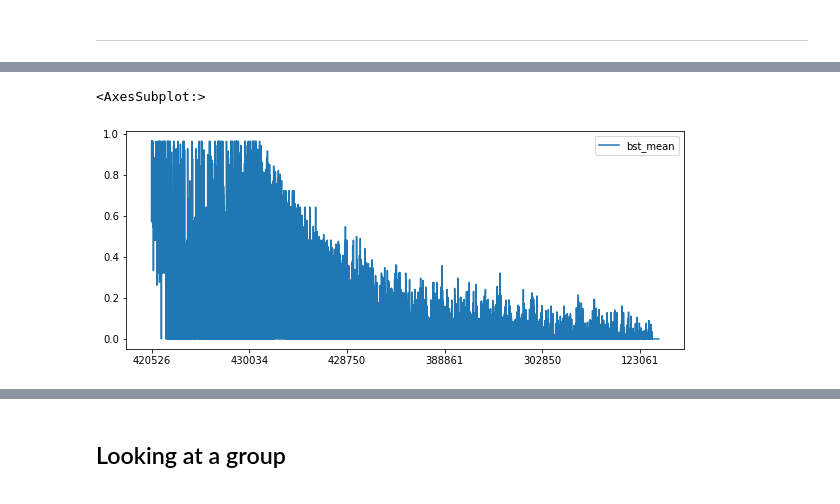
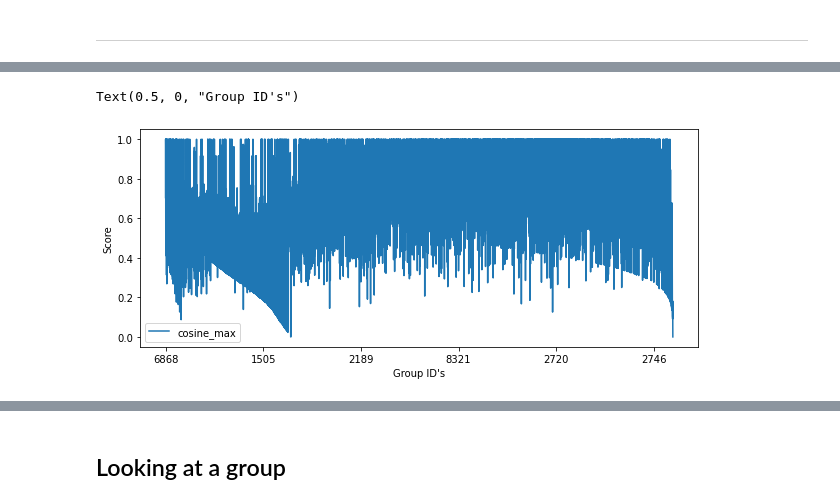
Before and after one commit to nvbogu/spam_detection, a Jupyter notebook: code/suspicious_score.ipynb, the cells around one changed output, grey strips where cells are left out. Drawn from its saved outputs; the diff is of its cells as text; code cells hidden in the pictures.

```diff
--- a/code/suspicious_score.ipynb
+++ b/code/suspicious_score.ipynb
@@ -171,6 +171,8 @@ df_group_features.shape
 df_group_features['group_review_count_sum_normal'] = df_group_features['group_review_count_sum']/df_group_features['group_review_count_sum'].max()
 # %%
 df_group_features['group_review_count_mean_normal'] = df_group_features['group_review_count_mean']/df_group_features['group_review_count_mean'].max()
+# %%
+df_group_features['group_len_normal'] = df_group_features['group_len']/df_group_features['group_len'].max()
 # %%
 df_group_features.head()
 # %% [output]
@@ -181,7 +183,7 @@ df_group_features.head()
 | 3 | 589 | 2 | n | 0.0 | 35 | 0 | 0.027778 | 1226 | ... |
 | 4 | 589 | 2 | n | 0.0 | 35 | 0 | 0.027778 | 1226 | ... |
 # %%
-df_group_features.index = df_group_features.index.map(str)
+df_group_features.index = df_group_features.group_id.map(str)
 # %% [markdown]
 ## Add suspicious score
 # %%
@@ -235,5 +334,7 @@ df_group_features[['group_len']].plot(kind='line', figsize=(10,4), title='group_
 # %%
-df_group_features[['bst_mean']].plot(kind='line', figsize=(10,4))
+ax = df_group_features[['cosine_max']].plot(kind='line', figsize=(10,4))
+ax.set_ylabel("Score")
+ax.set_xlabel("Group ID's")
 # %% [output]
-<AxesSubplot:>
+Text(0.5, 0, "Group ID's")
-[figure, old version]
+[figure, new version]
```
Also changed, not shown: parts of 38 cells of this notebook, 27 other files.
